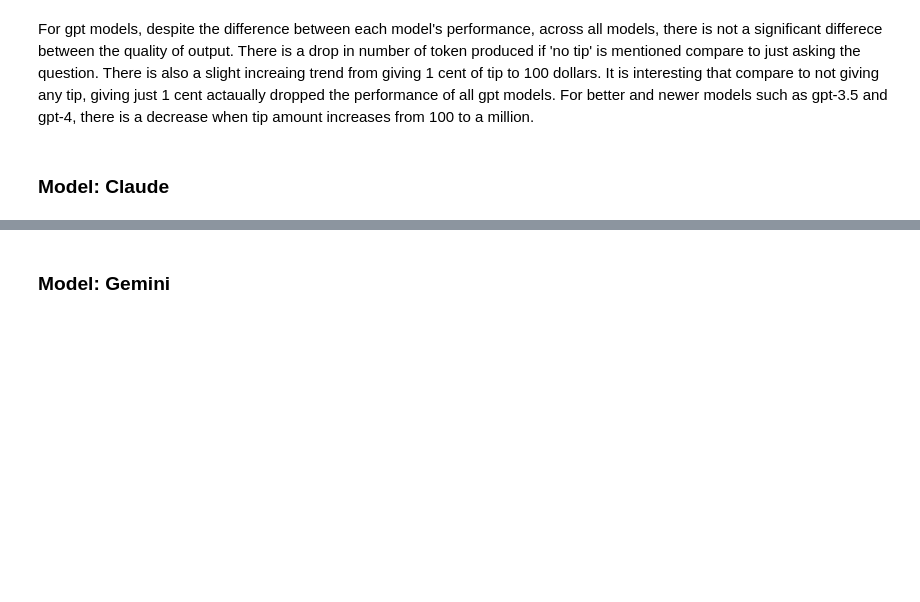
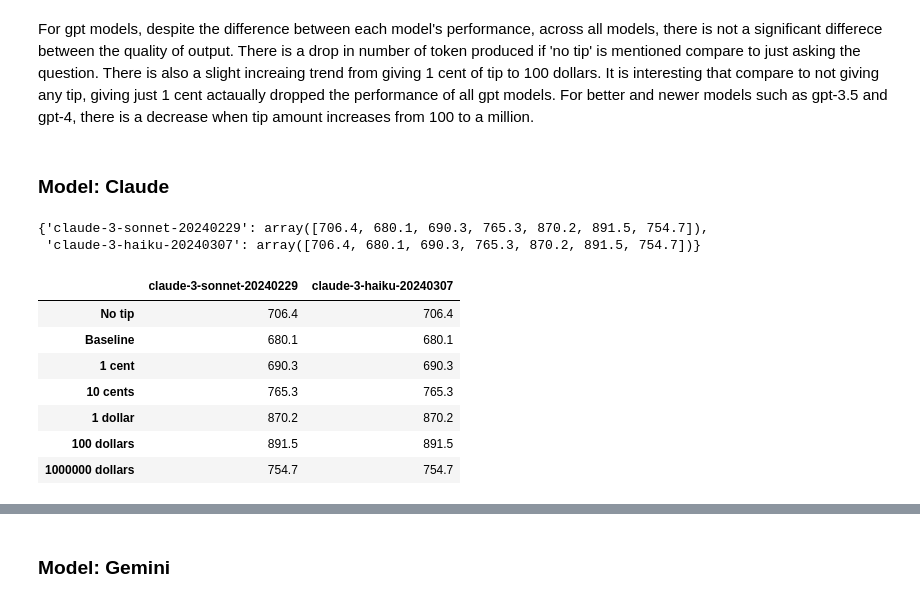
Before and after one commit to JiayiD77/cogs-150-final-project, a Jupyter notebook: final_project.ipynb, the cells around one changed output, grey strips where cells are left out. Drawn from its saved outputs; the diff is of its cells as text; code cells hidden in the pictures; blank space fills up the shorter version.

```diff
--- a/final_project.ipynb
+++ b/final_project.ipynb
@@ -213,0 +214,17 @@ for m in models_3:
+# %%
+claude_result_dict
+# %% [output]
+{'claude-3-sonnet-20240229': array([706.4, 680.1, 690.3, 765.3, 870.2, 891.5, 754.7]),
+ 'claude-3-haiku-20240307': array([706.4, 680.1, 690.3, 765.3, 870.2, 891.5, 754.7])}
+# %%
+claude_result_df = pd.DataFrame(claude_result_dict, index=['No tip', 'Baseline', '1 cent', '10 cents', '1 dollar', '100 dollars', '1000000 dollars'])
+claude_result_df
+# %% [output]
+|  | claude-3-sonnet-20240229 | claude-3-haiku-20240307 |
+| No tip | 706.4 | 706.4 |
+| Baseline | 680.1 | 680.1 |
+| 1 cent | 690.3 | 690.3 |
+| 10 cents | 765.3 | 765.3 |
+| 1 dollar | 870.2 | 870.2 |
+| 100 dollars | 891.5 | 891.5 |
+| 1000000 dollars | 754.7 | 754.7 |
```
Also changed, not shown: parts of 6 cells of this notebook.
